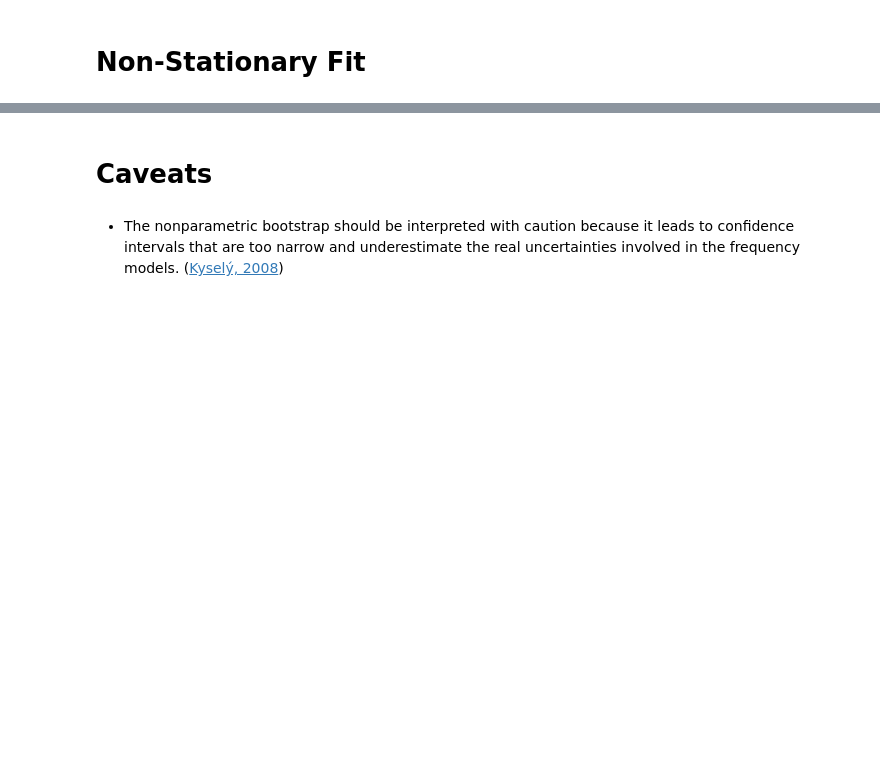
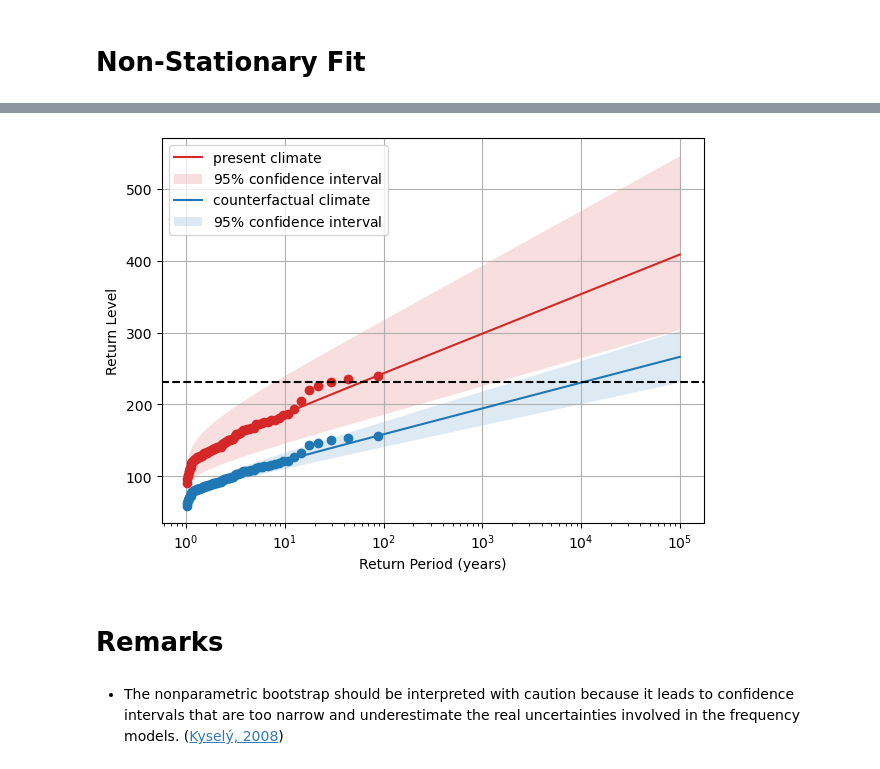
Before and after one commit to nathasya-abenita/diploma_data_analysis, a Jupyter notebook: scripts/project/extreme_trend_detection.ipynb, the cells around one changed output, grey strips where cells are left out. Saved outputs shown, nothing was run; the diff lists cells and outputs as text; code cells hidden in the pictures; blank space fills up the shorter version.

```diff
--- a/scripts/project/extreme_trend_detection.ipynb
+++ b/scripts/project/extreme_trend_detection.ipynb
@@ -273,6 +342,43 @@ We will again apply maximum likelihood estimation to fit $\mu_0, \sigma_0, \xi,
+# %%
+def plot_return_level_nonstat(data: list, gmst: list, chosen_gmst: float, params_nonstat: list,
+                              ax=None, color=None, label=None):
+    if ax == None:
+        _, ax = plt.subplots(figsize=(7,5))
+
+    params_hat = evt.reduce_params(chosen_gmst, params_nonstat)
+    transformed_obs = evt.transform_obs(data, gmst, chosen_gmst, params_nonstat)
+    evt.plot_empirical_return_level(transformed_obs, ax=ax, color=color)
+    evt.plot_fit_return_level(params_hat, ax=ax, label=label, color=color, rp_max=1e5)
+    return ax
+
+def plot_confidence_interval_nonstat(bootstrap_params: list, chosen_gmst: float, color=None):
+    bootstrap_params_reduced = evt.reduce_bootstrap_parameters(chosen_gmst, bootstrap_params)
+    evt.plot_confidence_interval(bootstrap_params_reduced[1], bootstrap_params_reduced[2], ax=ax, color=color, rp_max=1e5)
+    return ax
+# %%
+# Present climate
+chosen_gmst = df['gmst'].iloc[-1]
+ax = plot_return_level_nonstat(df['tp'].array, df['gmst'].array, chosen_gmst, params_nonstat[0],
+                               color='tab:red', label='present climate')
+plot_confidence_interval_nonstat(params_nonstat, chosen_gmst, color='tab:red')
+
+# Counterfactual
+chosen_gmst = 0
+plot_return_level_nonstat(df['tp'].array, df['gmst'].array, chosen_gmst, params_nonstat[0], ax=ax,
+                               color='tab:blue', label='counterfactual climate')
+plot_confidence_interval_nonstat(params_nonstat, chosen_gmst, color='tab:blue')
+
+# Decorate plot
+evt.decorate_return_level_plot(ax, activate_legend=True)
+
+# Add line for 2025 event value
+ax.hlines(df['tp'].iloc[-1], 0, 1e6, linestyle='--', color='k')
+plt.show()
+# %% [output]
+[figure, added]
 # %%
 # TODO: probability change + discussion
 # %% [markdown]
-# Caveats
+# Remarks
 # %% [markdown]
 - The nonparametric bootstrap should be interpreted with caution because it leads to confidence intervals that are too narrow and underestimate the real uncertainties involved in the frequency models. ([Kyselý, 2008](https://doi.org/10.1175/2008JAMC1763.1))
```
Also changed, not shown: parts of 14 cells of this notebook, 1 other file.
